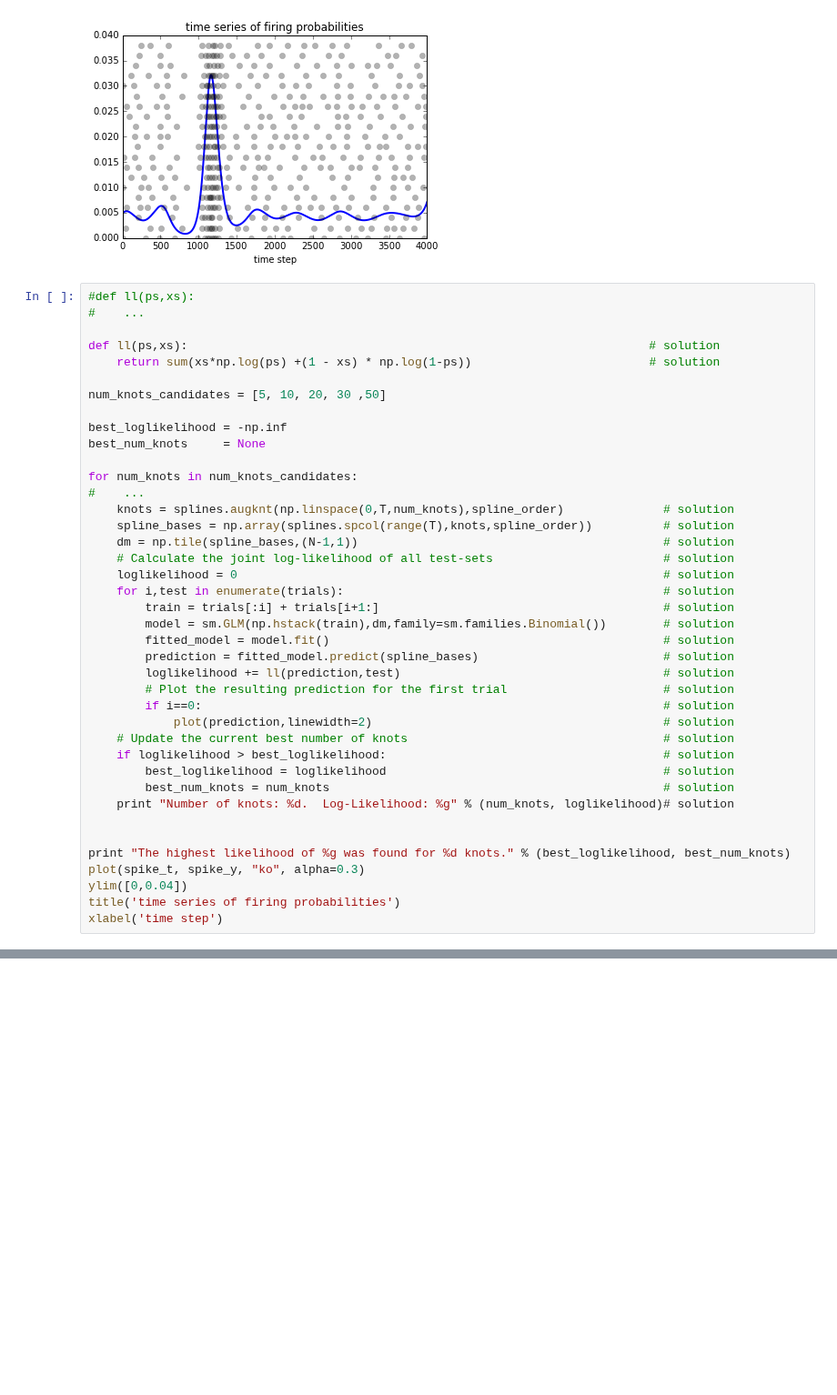
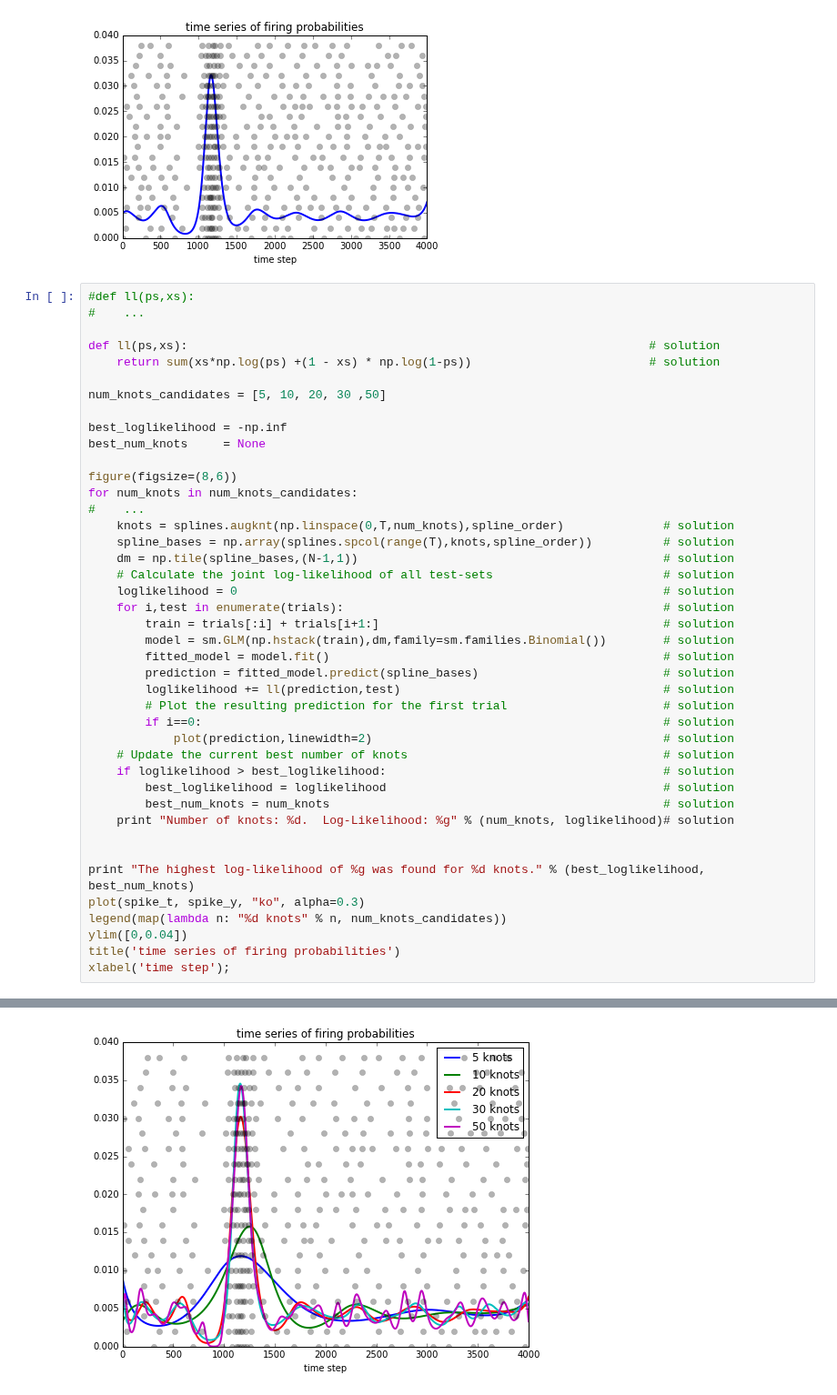
Before and after one commit to cknd/decoding, a Jupyter notebook: 02 [Solution] Part 2.ipynb, the cells around one changed output, grey strips where cells are left out. Shown at 91% size. Saved outputs shown, nothing was run; the diff lists cells and outputs as text; blank space fills up the shorter version.

Commit message:
figure fertig

```diff
--- a/02 [Solution] Part 2.ipynb
+++ b/02 [Solution] Part 2.ipynb
@@ -113,6 +113,7 @@ num_knots_candidates = [5, 10, 20, 30 ,50]
 best_loglikelihood = -np.inf
 best_num_knots     = None
 
+figure(figsize=(8,6))
 for num_knots in num_knots_candidates:
 #    ...
     knots = splines.augknt(np.linspace(0,T,num_knots),spline_order)              # solution
@@ -136,8 +137,10 @@ for num_knots in num_knots_candidates:
     print "Number of knots: %d.  Log-Likelihood: %g" % (num_knots, loglikelihood)# solution
 
 
-print "The highest likelihood of %g was found for %d knots." % (best_loglikelihood, best_num_knots)
+print "The highest log-likelihood of %g was found for %d knots." % (best_loglikelihood, best_num_knots)
 plot(spike_t, spike_y, "ko", alpha=0.3)
+legend(map(lambda n: "%d knots" % n, num_knots_candidates))
 ylim([0,0.04])
 title('time series of firing probabilities')
-xlabel('time step')
+xlabel('time step');
+# %% [output]
@@ -143,0 +153 @@ xlabel('time step')
+[figure, added]
```
Also changed, not shown: parts of 1 cell of this notebook.
